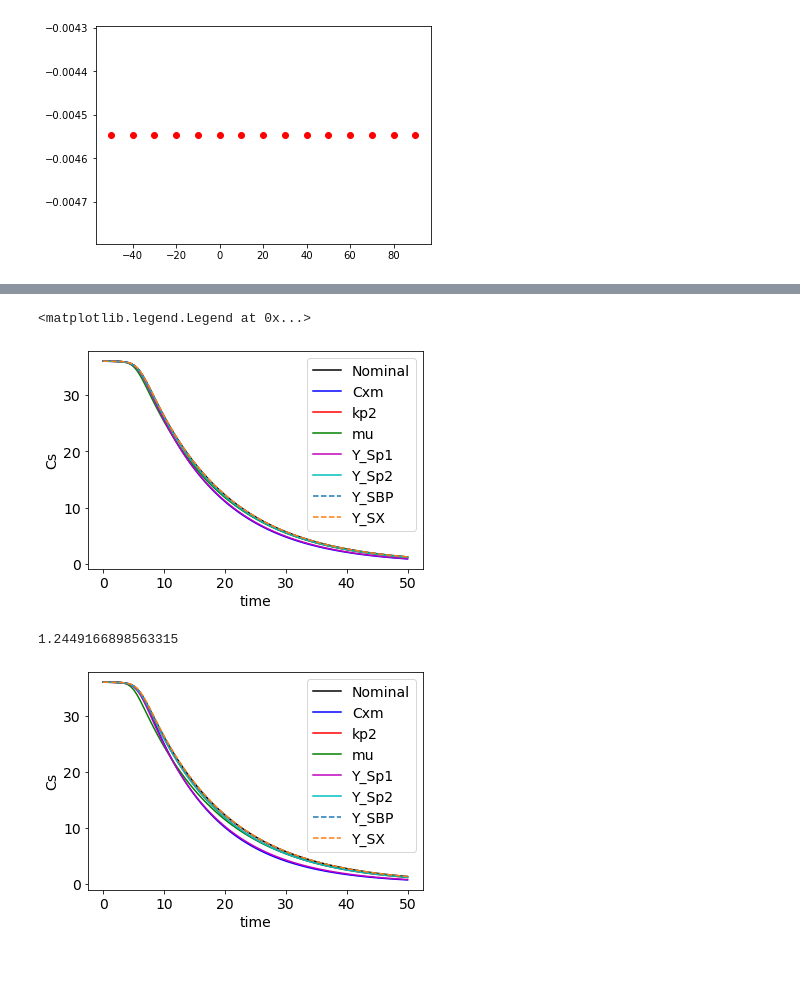
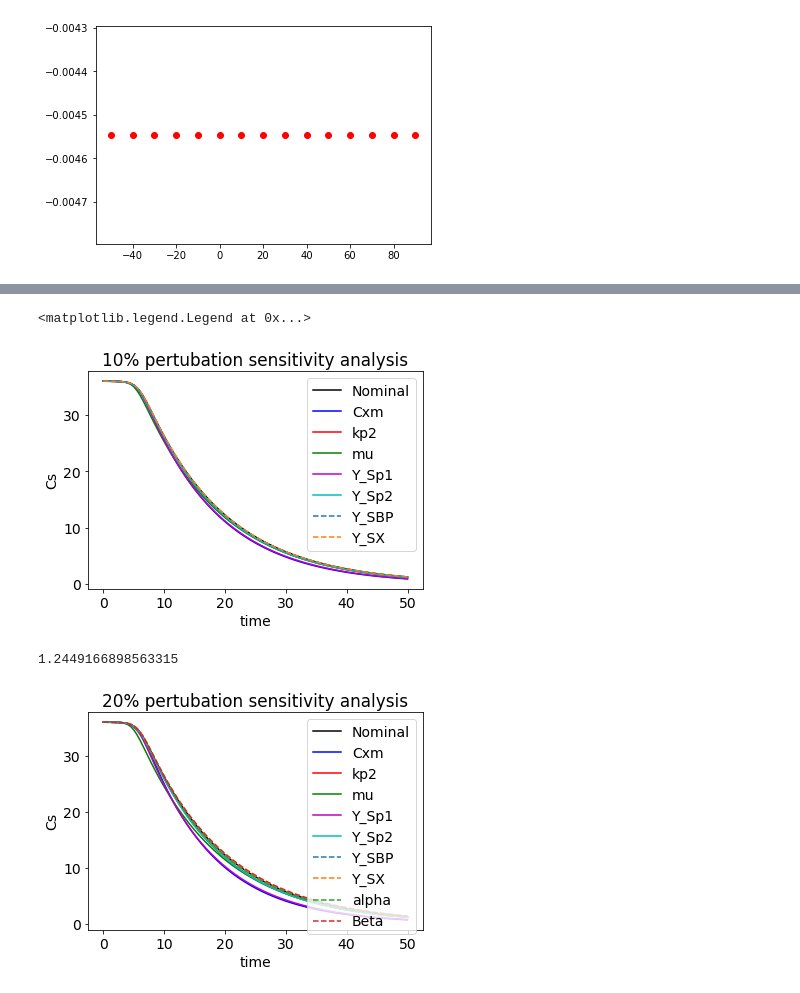
Before and after one commit to Abdulmaleekkona/CHE2241-PROJECT-2, a Jupyter notebook: Abdulmalik_Project2.ipynb, the cells around one changed output, grey strips where cells are left out. Cells and saved outputs as stored; diff of their text form; code cells hidden in the pictures; blank space fills up the shorter version.

```diff
--- a/Abdulmalik_Project2.ipynb
+++ b/Abdulmalik_Project2.ipynb
@@ -357,35 +363,36 @@ plt.legend()
 # %%
-#10%
+#10% pertubation
 
 y = odeint(sens1, initial_values, timesteps, args = (4.8169, 0.0062, 1.1744, 1.2764, 0.4593, 0.0091, -0.2271, 0.1368, 0.0722))
 y1 = odeint(sens1, initial_values, timesteps, args = (4.8169*1.1, 0.0062, 1.1744, 1.2764, 0.4593, 0.0091, -0.2271, 0.1368, 0.0722))
 y2 = odeint(sens1, initial_values, timesteps, args = (4.8169, 0.0062*1.1, 1.1744, 1.2764, 0.4593, 0.0091, -0.2271, 0.1368, 0.0722))
 y3 = odeint(sens1, initial_values, timesteps, args = (4.8169, 0.0062, 1.1744*1.1, 1.2764, 0.4593, 0.0091, -0.2271, 0.1368, 0.0722))
 y4 = odeint(sens1, initial_values, timesteps, args = (4.8169, 0.0062, 1.1744, 1.2764*1.1, 0.4593, 0.0091, -0.2271, 0.1368, 0.0722))
 y5 = odeint(sens1, initial_values, timesteps, args = (4.8169, 0.0062, 1.1744, 1.2764, 0.4593*1.1, 0.0091, -0.2271, 0.1368, 0.0722))
 y6 = odeint(sens1, initial_values, timesteps, args = (4.8169, 0.0062, 1.1744, 1.2764, 0.4593, 0.0091*1.1, -0.2271, 0.1368, 0.0722))
 y7 = odeint(sens1, initial_values, timesteps, args = (4.8169, 0.0062, 1.1744, 1.2764, 0.4593, 0.0091, -0.2271*1.1, 0.1368, 0.0722))
 # y8 = odeint(sens1, initial_values, timesteps, args = (4.8169, 0.0062, 1.1744, 1.2764, 0.4593, 0.0091, -0.2271, 0.1368*1.01, 0.0722))
 # y9 = odeint(sens1, initial_values, timesteps, args = (4.8169, 0.0062, 1.1744, 1.2764, 0.4593, 0.0091, -0.2271, 0.1368, 0.0722*1.01))
 
 # Plot the numerical solution
 plt.rcParams.update({'font.size': 14})  # increase the font size
 plt.xlabel("time")
 plt.ylabel("Cs")
+plt.title ('10% pertubation sensitivity analysis')
 plt.plot(timesteps, y[:,1],'k', label = "Nominal");
 plt.plot(timesteps, y1[:,1],'b', label = "Cxm");
 plt.plot(timesteps, y2[:,1],'r', label = "kp2");
 plt.plot(timesteps, y3[:,1],'g', label = "mu");
 plt.plot(timesteps, y4[:,1],'m', label = "Y_Sp1");
 plt.plot(timesteps, y5[:,1],'c', label = "Y_Sp2");
 plt.plot(timesteps, y6[:,1],'--', label = "Y_SBP");
 plt.plot(timesteps, y7[:,1],'--', label = "Y_SX");
 plt.legend()
 # %% [output]
 <matplotlib.legend.Legend at 0x...>
-[figure, old version]
+[figure, new version]
 # %%
-#10%
+#20%  pertubation
 
 y = odeint(sens1, initial_values, timesteps, args = (4.8169, 0.0062, 1.1744, 1.2764, 0.4593, 0.0091, -0.2271, 0.1368, 0.0722))
 y1 = odeint(sens1, initial_values, timesteps, args = (4.8169*1.2, 0.0062, 1.1744, 1.2764, 0.4593, 0.0091, -0.2271, 0.1368, 0.0722))
@@ -395,13 +402,14 @@ y4 = odeint(sens1, initial_values, timesteps, args = (4.8169, 0.0062, 1.1744, 1.
 y5 = odeint(sens1, initial_values, timesteps, args = (4.8169, 0.0062, 1.1744, 1.2764, 0.4593*1.2, 0.0091, -0.2271, 0.1368, 0.0722))
 y6 = odeint(sens1, initial_values, timesteps, args = (4.8169, 0.0062, 1.1744, 1.2764, 0.4593, 0.0091*1.2, -0.2271, 0.1368, 0.0722))
 y7 = odeint(sens1, initial_values, timesteps, args = (4.8169, 0.0062, 1.1744, 1.2764, 0.4593, 0.0091, -0.2271*1.2, 0.1368, 0.0722))
-# y8 = odeint(sens1, initial_values, timesteps, args = (4.8169, 0.0062, 1.1744, 1.2764, 0.4593, 0.0091, -0.2271, 0.1368*1.01, 0.0722))
-# y9 = odeint(sens1, initial_values, timesteps, args = (4.8169, 0.0062, 1.1744, 1.2764, 0.4593, 0.0091, -0.2271, 0.1368, 0.0722*1.01))
+y8 = odeint(sens1, initial_values, timesteps, args = (4.8169, 0.0062, 1.1744, 1.2764, 0.4593, 0.0091, -0.2271, 0.1368*1.01, 0.0722))
+y9 = odeint(sens1, initial_values, timesteps, args = (4.8169, 0.0062, 1.1744, 1.2764, 0.4593, 0.0091, -0.2271, 0.1368, 0.0722*1.01))
 
 # Plot the numerical solution
 plt.rcParams.update({'font.size': 14})  # increase the font size
 plt.xlabel("time")
 plt.ylabel("Cs")
+plt.title ('20% pertubation sensitivity analysis')
 plt.plot(timesteps, y[:,1],'k', label = "Nominal");
 plt.plot(timesteps, y1[:,1],'b', label = "Cxm");
 plt.plot(timesteps, y2[:,1],'r', label = "kp2");
@@ -410,12 +418,16 @@ plt.plot(timesteps, y4[:,1],'m', label = "Y_Sp1");
 plt.plot(timesteps, y5[:,1],'c', label = "Y_Sp2");
 plt.plot(timesteps, y6[:,1],'--', label = "Y_SBP");
 plt.plot(timesteps, y7[:,1],'--', label = "Y_SX");
+plt.plot(timesteps, y8[:,1],'--', label = "alpha");
+plt.plot(timesteps, y9[:,1],'--', label = "Beta");
 plt.legend()
 
+
+# Print the final value of Cs for our nominal parameter set.
 print(y[-1,1])
 # %% [output]
 1.2449166898563315
-[figure, old version]
+[figure, new version]
 # %%
 #Optimized parameters
 Cxm_opt = 4.8169
```
Also changed, not shown: parts of 24 cells of this notebook, 13 other files.
